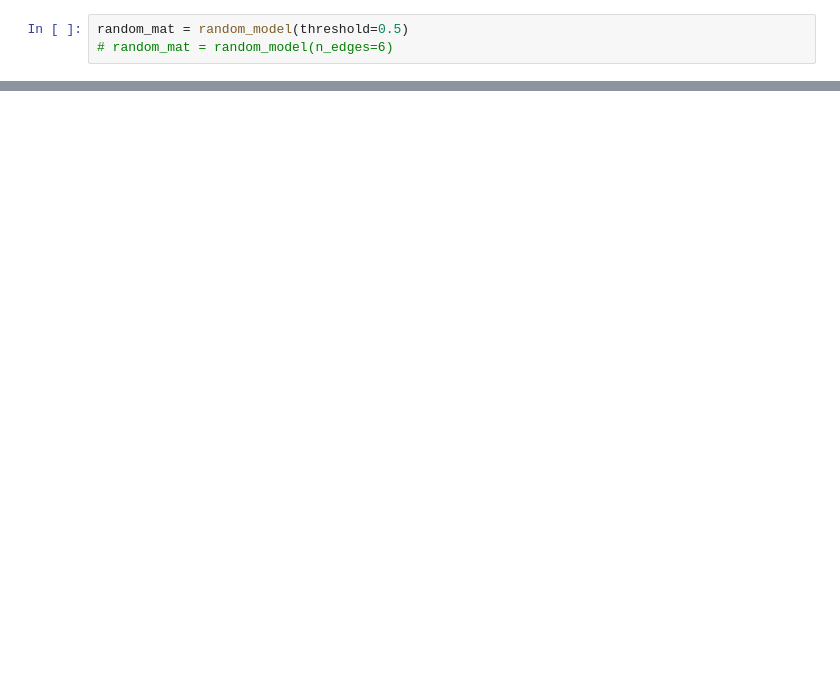
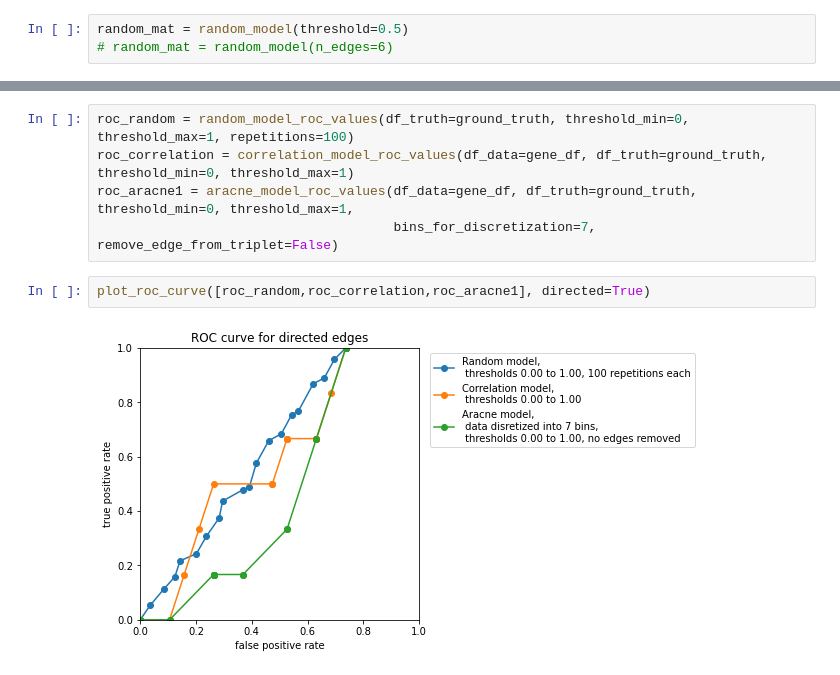
Before and after one commit to taggee/mbn-assignment, a Jupyter notebook: main.ipynb, the cells around one changed output, grey strips where cells are left out. Drawn from its saved outputs; the diff is of its cells as text; blank space fills up the shorter version.

Commit message:
added roc curve plotting
for each model one function for collecting all tpr and fpr values in a list, and one plotting function for plotting several roc curves in one plot

```diff
--- a/main.ipynb
+++ b/main.ipynb
@@ -104,0 +68,9 @@ aracne_mat
+# %%
+roc_random = random_model_roc_values(df_truth=ground_truth, threshold_min=0, threshold_max=1, repetitions=100)
+roc_correlation = correlation_model_roc_values(df_data=gene_df, df_truth=ground_truth, threshold_min=0, threshold_max=1)
+roc_aracne1 = aracne_model_roc_values(df_data=gene_df, df_truth=ground_truth, threshold_min=0, threshold_max=1,
+                                      bins_for_discretization=7, remove_edge_from_triplet=False)
+# %%
+plot_roc_curve([roc_random,roc_correlation,roc_aracne1], directed=True)
+# %% [output]
+[figure, added]
```
Also changed, not shown: parts of 10 cells of this notebook, 4 other files.
